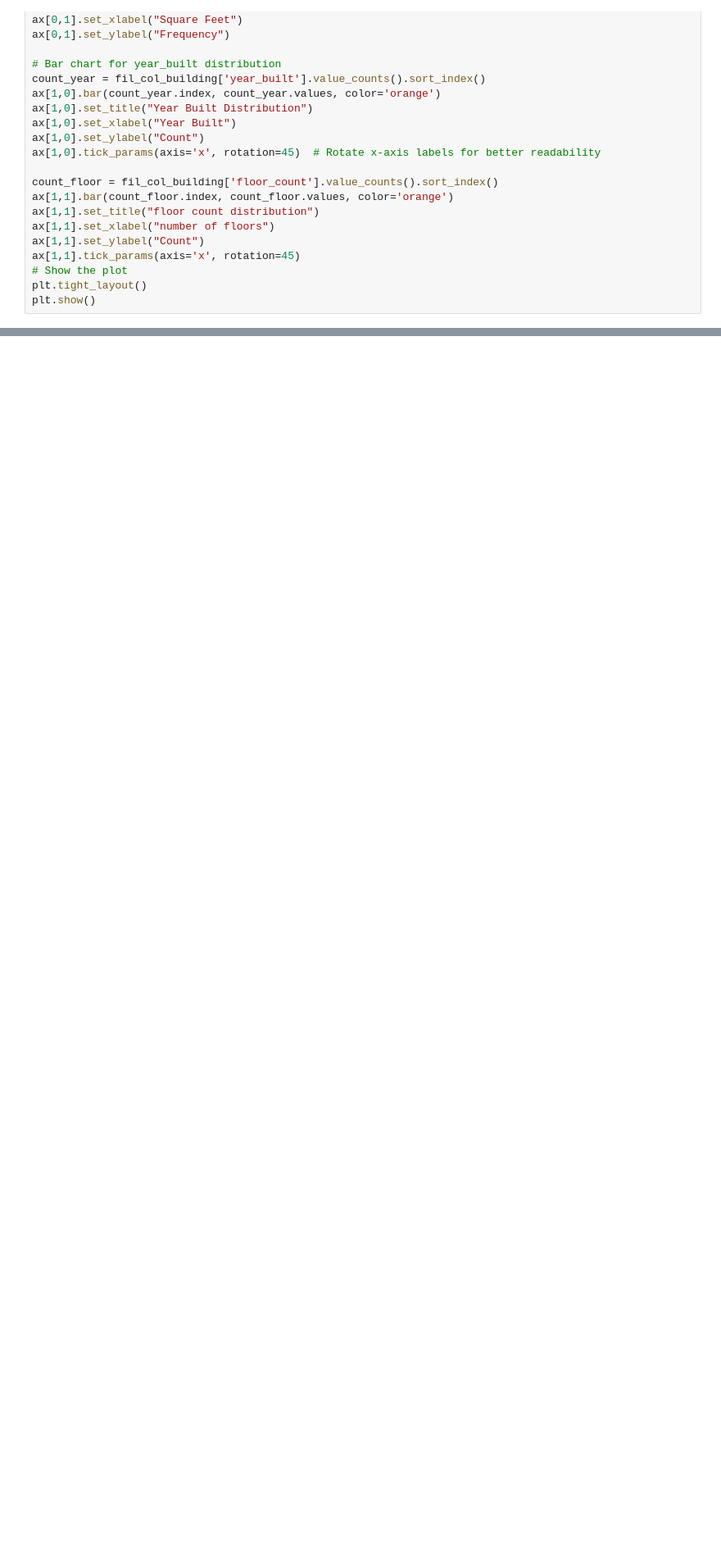
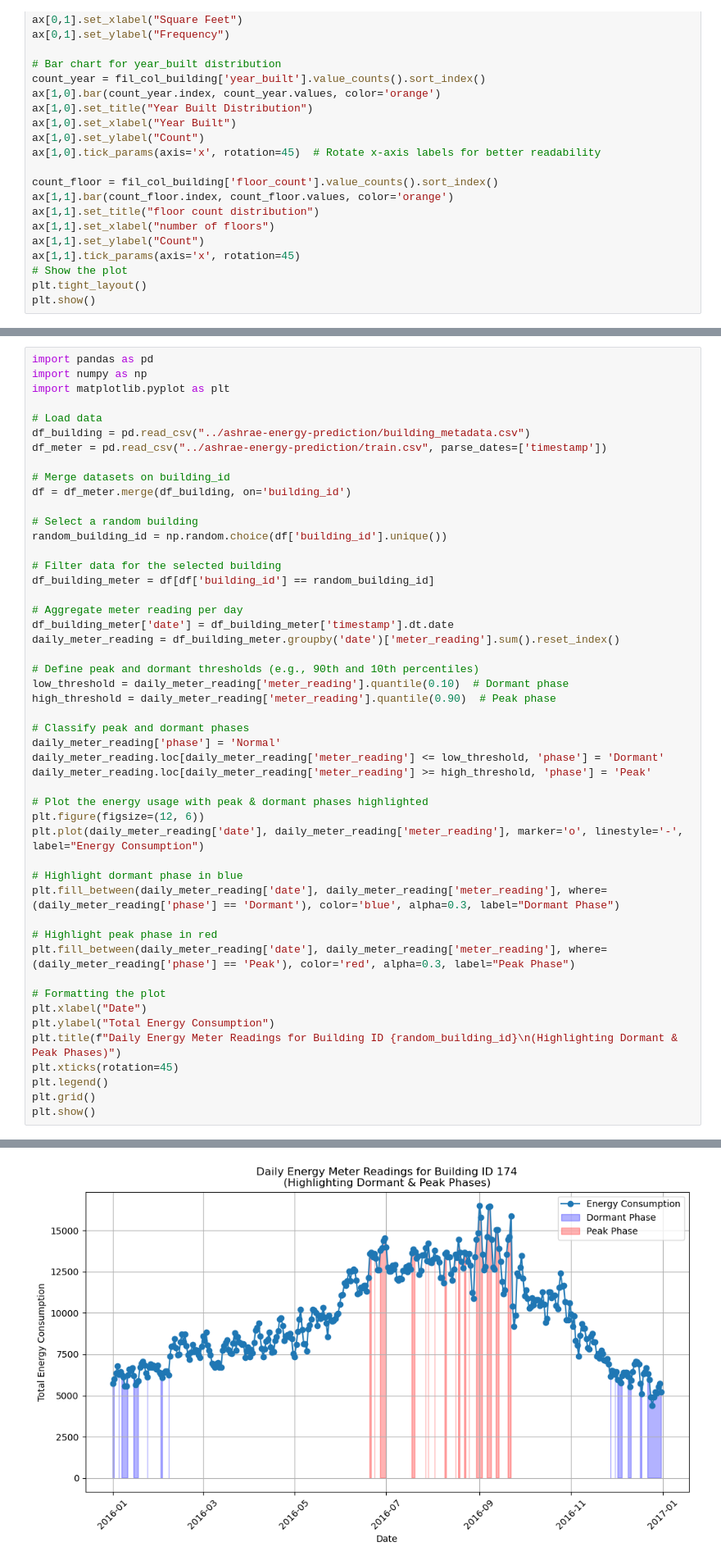
Before and after one commit to Abhinav-gh/IoT-Smart-Energy, a Jupyter notebook: eda_building.ipynb, the cells around one changed output, grey strips where cells are left out. Shown: that part at 82% size. Drawn from its saved outputs; the diff is of its cells as text; blank space fills up the shorter version.

Commit message:
Added data analysis for a single day

```diff
--- a/eda_building.ipynb
+++ b/eda_building.ipynb
@@ -62,0 +84,50 @@ plt.show()
+# %%
+import pandas as pd
+import numpy as np
+import matplotlib.pyplot as plt
+
+# Load data
+df_building = pd.read_csv("../ashrae-energy-prediction/building_metadata.csv")
+df_meter = pd.read_csv("../ashrae-energy-prediction/train.csv", parse_dates=['timestamp'])
+
+# Merge datasets on building_id
+df = df_meter.merge(df_building, on='building_id')
+
+# Select a random building
+random_building_id = np.random.choice(df['building_id'].unique())
+
+# Filter data for the selected building
+df_building_meter = df[df['building_id'] == random_building_id]
+
+# Aggregate meter reading per day
+df_building_meter['date'] = df_building_meter['timestamp'].dt.date
+daily_meter_reading = df_building_meter.groupby('date')['meter_reading'].sum().reset_index()
+
+# Define peak and dormant thresholds (e.g., 90th and 10th percentiles)
+low_threshold = daily_meter_reading['meter_reading'].quantile(0.10)  # Dormant phase
+high_threshold = daily_meter_reading['meter_reading'].quantile(0.90)  # Peak phase
+
+# Classify peak and dormant phases
+daily_meter_reading['phase'] = 'Normal'
+daily_meter_reading.loc[daily_meter_reading['meter_reading'] <= low_threshold, 'phase'] = 'Dormant'
+daily_meter_reading.loc[daily_meter_reading['meter_reading'] >= high_threshold, 'phase'] = 'Peak'
+
+# Plot the energy usage with peak & dormant phases highlighted
+plt.figure(figsize=(12, 6))
+plt.plot(daily_meter_reading['date'], daily_meter_reading['meter_reading'], marker='o', linestyle='-', label="Energy Consumption")
+
+# Highlight dormant phase in blue
+plt.fill_between(daily_meter_reading['date'], daily_meter_reading['meter_reading'], where=(daily_meter_reading['phase'] == 'Dormant'), color='blue', alpha=0.3, label="Dormant Phase")
+
+# Highlight peak phase in red
+plt.fill_between(daily_meter_reading['date'], daily_meter_reading['meter_reading'], where=(daily_meter_reading['phase'] == 'Peak'), color='red', alpha=0.3, label="Peak Phase")
+
+# Formatting the plot
+plt.xlabel("Date")
+plt.ylabel("Total Energy Consumption")
+plt.title(f"Daily Energy Meter Readings for Building ID {random_building_id}\n(Highlighting Dormant & Peak Phases)")
+plt.xticks(rotation=45)
+plt.legend()
+plt.grid()
+plt.show()
+# %% [output]
@@ -63,2 +139,3 @@ plt.show()
+[figure, added]
 # %% [markdown]
 #### Plotting for a particular building for a day
```
Also changed, not shown: parts of 6 cells of this notebook.
